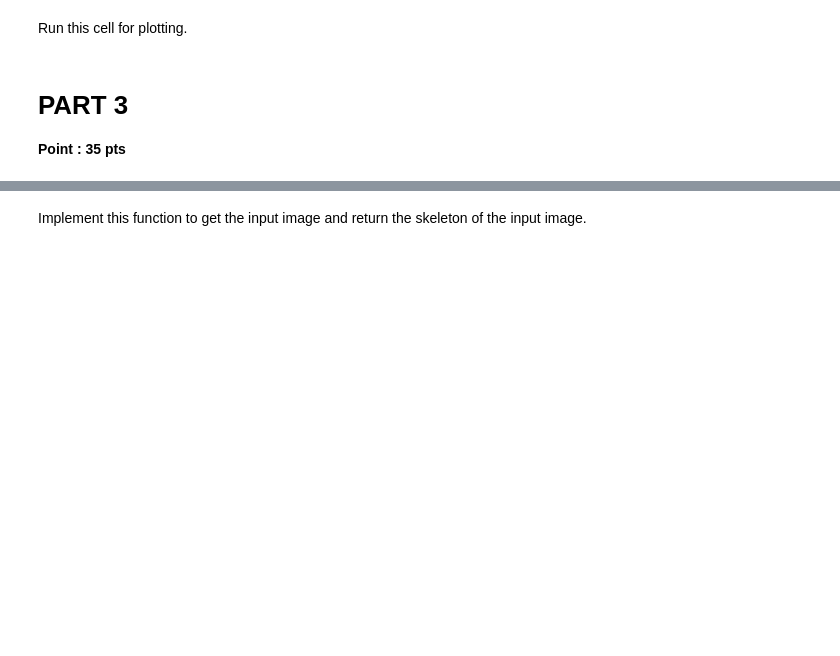
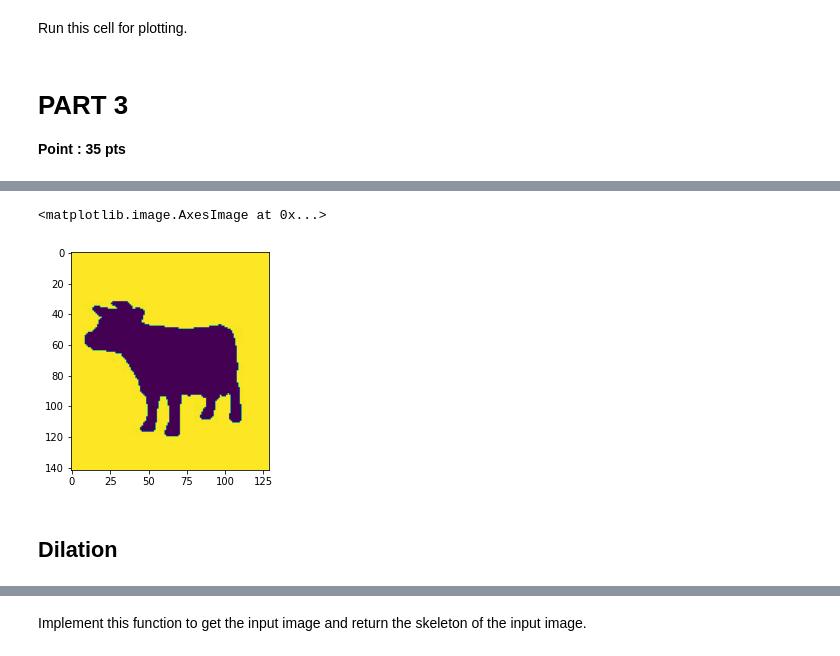
Before and after one commit to parsaeisa/computer_vision, a Jupyter notebook: HW9/HW9.ipynb, the cells around one changed output, grey strips where cells are left out. Cells and saved outputs as stored; diff of their text form; code cells hidden in the pictures; blank space fills up the shorter version.

```diff
--- a/HW9/HW9.ipynb
+++ b/HW9/HW9.ipynb
@@ -53,0 +98,7 @@ Here is for your helper functions(optional).
+# %%
+plt.imshow(cv2.erode(img ,str_elem.astype('uint8') , cv2.BORDER_CONSTANT, iterations=1))
+# %% [output]
+<matplotlib.image.AxesImage at 0x...>
+[figure, added]
+# %% [markdown]
+## Dilation
```
Also changed, not shown: parts of 25 cells of this notebook.
